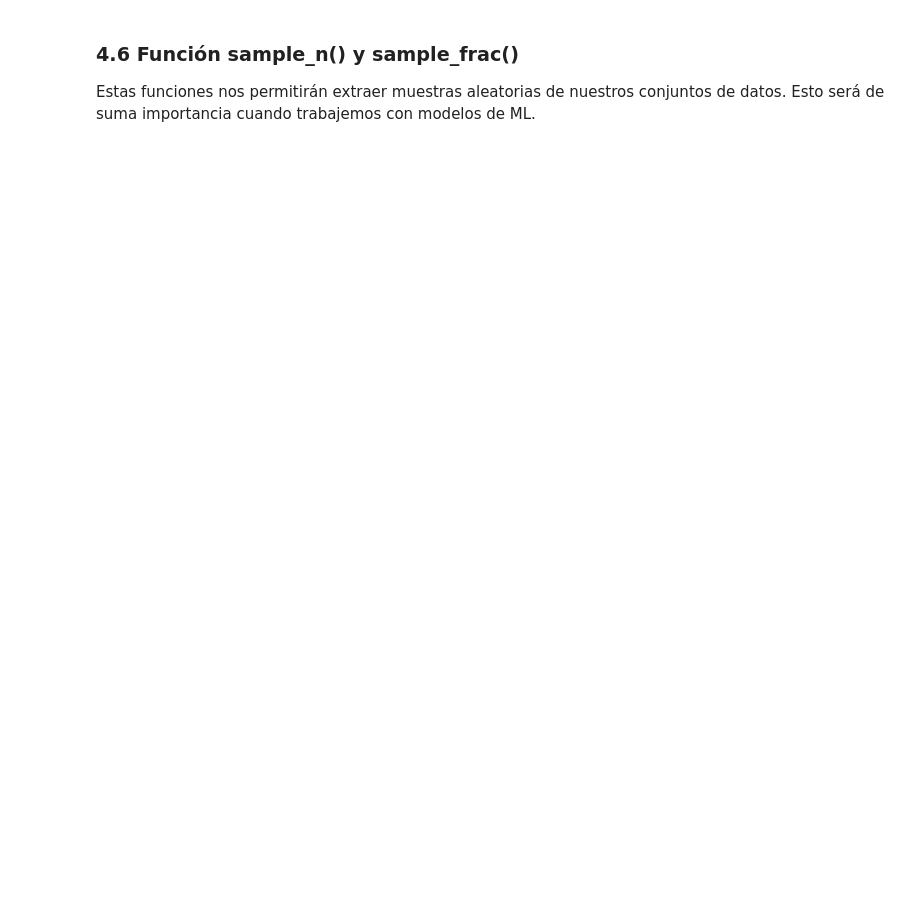
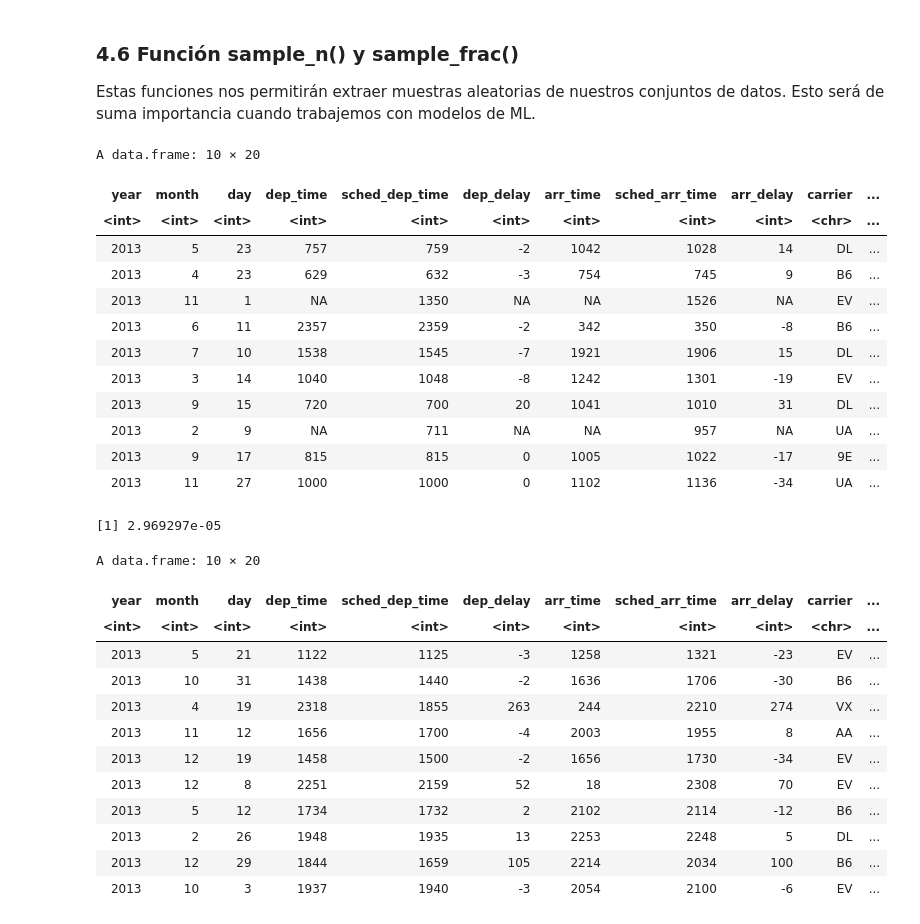
Before and after one commit to rodrigo-coco-espinoza/Introduccion_a_ciencia_de_datos_R_v2, a Jupyter notebook: Clases/Clase2/Clase2_01_manipulacion_de_tablas_I_desarrollo.ipynb, the cells around one changed output. Saved outputs shown, nothing was run; the diff lists cells and outputs as text; code cells hidden in the pictures; blank space fills up the shorter version.

```diff
--- a/Clases/Clase2/Clase2_01_manipulacion_de_tablas_I_desarrollo.ipynb
+++ b/Clases/Clase2/Clase2_01_manipulacion_de_tablas_I_desarrollo.ipynb
@@ -672,4 +845,38 @@ Estas funciones nos permitirán extraer muestras aleatorias de nuestros conjunto
 # %%
 # sample_n() y sample_frac()-------------------------------------------------------------
 
 # muestra aleatoria de 100 registros de vuelos
+
+set.seed(2021)
+
+vuelos %>% sample_n(10)
+
+vuelos %>% sample_frac(2.96929746421997e-05)
+# %% [output]
+A data.frame: 10 × 20
+| year | month | day | dep_time | sched_dep_time | dep_delay | arr_time | sched_arr_time | arr_delay | carrier | ... |
+| <int> | <int> | <int> | <int> | <int> | <int> | <int> | <int> | <int> | <chr> | ... |
+| 2013 | 5 | 23 | 757 | 759 | -2 | 1042 | 1028 | 14 | DL | ... |
+| 2013 | 4 | 23 | 629 | 632 | -3 | 754 | 745 | 9 | B6 | ... |
+| 2013 | 11 | 1 | NA | 1350 | NA | NA | 1526 | NA | EV | ... |
+| 2013 | 6 | 11 | 2357 | 2359 | -2 | 342 | 350 | -8 | B6 | ... |
+| 2013 | 7 | 10 | 1538 | 1545 | -7 | 1921 | 1906 | 15 | DL | ... |
+| 2013 | 3 | 14 | 1040 | 1048 | -8 | 1242 | 1301 | -19 | EV | ... |
+| 2013 | 9 | 15 | 720 | 700 | 20 | 1041 | 1010 | 31 | DL | ... |
+| 2013 | 2 | 9 | NA | 711 | NA | NA | 957 | NA | UA | ... |
+| 2013 | 9 | 17 | 815 | 815 | 0 | 1005 | 1022 | -17 | 9E | ... |
+| 2013 | 11 | 27 | 1000 | 1000 | 0 | 1102 | 1136 | -34 | UA | ... |
+[1] 2.969297e-05
+A data.frame: 10 × 20
+| year | month | day | dep_time | sched_dep_time | dep_delay | arr_time | sched_arr_time | arr_delay | carrier | ... |
+| <int> | <int> | <int> | <int> | <int> | <int> | <int> | <int> | <int> | <chr> | ... |
+| 2013 | 5 | 21 | 1122 | 1125 | -3 | 1258 | 1321 | -23 | EV | ... |
+| 2013 | 10 | 31 | 1438 | 1440 | -2 | 1636 | 1706 | -30 | B6 | ... |
+| 2013 | 4 | 19 | 2318 | 1855 | 263 | 244 | 2210 | 274 | VX | ... |
+| 2013 | 11 | 12 | 1656 | 1700 | -4 | 2003 | 1955 | 8 | AA | ... |
+| 2013 | 12 | 19 | 1458 | 1500 | -2 | 1656 | 1730 | -34 | EV | ... |
+| 2013 | 12 | 8 | 2251 | 2159 | 52 | 18 | 2308 | 70 | EV | ... |
+| 2013 | 5 | 12 | 1734 | 1732 | 2 | 2102 | 2114 | -12 | B6 | ... |
+| 2013 | 2 | 26 | 1948 | 1935 | 13 | 2253 | 2248 | 5 | DL | ... |
+| 2013 | 12 | 29 | 1844 | 1659 | 105 | 2214 | 2034 | 100 | B6 | ... |
+| 2013 | 10 | 3 | 1937 | 1940 | -3 | 2054 | 2100 | -6 | EV | ... |
```
Also changed, not shown: parts of 17 cells of this notebook.
